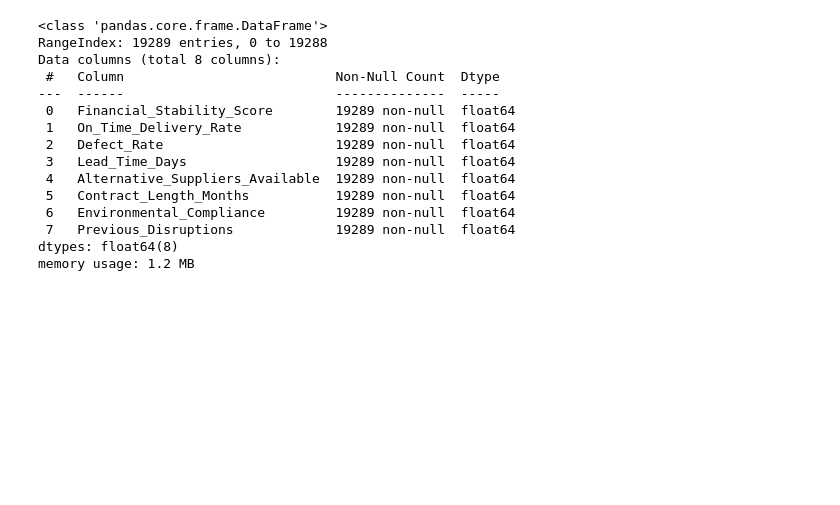
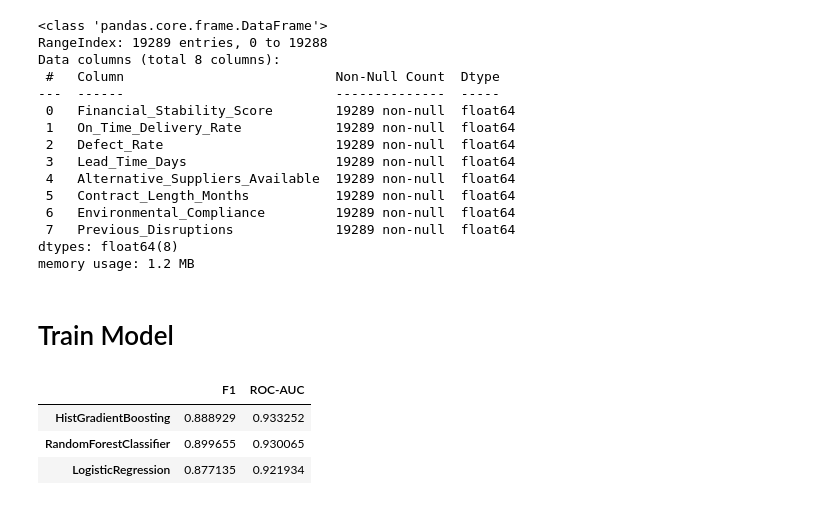
Before and after one commit to vihaikel/Capstone-Project---VendAI, a Jupyter notebook: notebooks/03_modelling.ipynb, the cells around one changed output. Drawn from its saved outputs; the diff is of its cells as text; code cells hidden in the pictures; blank space fills up the shorter version.

Commit message:
feat: train model

```diff
--- a/notebooks/03_modelling.ipynb
+++ b/notebooks/03_modelling.ipynb
@@ -8,9 +15,12 @@ from sklearn
 # %% [markdown]
 # Data Loading
 # %%
-df_train = pd.read_csv('../data/processed/X_train.csv')
+X_train = pd.read_csv('../data/processed/X_train.csv')
+X_test = pd.read_csv('../data/processed/X_test.csv')
+y_train = pd.read_csv('../data/processed/y_train.csv')['Risk_Level']
+y_test = pd.read_csv('../data/processed/y_test.csv')['Risk_Level']
 
-df_train.info()
+X_train.info()
 # %% [output]
 <class 'pandas.core.frame.DataFrame'>
 RangeIndex: 19289 entries, 0 to 19288
@@ -27,3 +37,32 @@ Data columns (total 8 columns):
  7   Previous_Disruptions             19289 non-null  float64
 dtypes: float64(8)
 memory usage: 1.2 MB
+# %% [markdown]
+# Train Model
+# %%
+def make_pipeline(model):
+    return Pipeline([
+        ('imputer', SimpleImputer(strategy='median')),
+        ('scaler', StandardScaler()),
+        ('model', model),
+    ])
+
+models = {
+    'LogisticRegression': LogisticRegression(class_weight='balanced', max_iter=2000),
+    'RandomForestClassifier': RandomForestClassifier(class_weight='balanced', n_estimators=300, min_samples_leaf=5, n_jobs=1, random_state=42),
+    'HistGradientBoosting': HistGradientBoostingClassifier(class_weight='balanced', random_state=42),
+}
+
+cv = StratifiedKFold(n_splits=5, shuffle=True, random_state=42)
+results = {}
+for name, model in models.items():
+    pipe = make_pipeline(model)
+    f1 = cross_val_score(pipe, X_train, y_train, cv=cv, scoring='f1')
+    auc = cross_val_score(pipe, X_train, y_train, cv=cv, scoring='roc_auc')
+    results[name] = {'F1': f1.mean(), 'ROC-AUC': auc.mean()}
+pd.DataFrame(results).T.sort_values('ROC-AUC', ascending=False)
+# %% [output]
+|  | F1 | ROC-AUC |
+| HistGradientBoosting | 0.888929 | 0.933252 |
+| RandomForestClassifier | 0.899655 | 0.930065 |
+| LogisticRegression | 0.877135 | 0.921934 |
```
Also changed, not shown: parts of 1 cell of this notebook, 2 other files.
